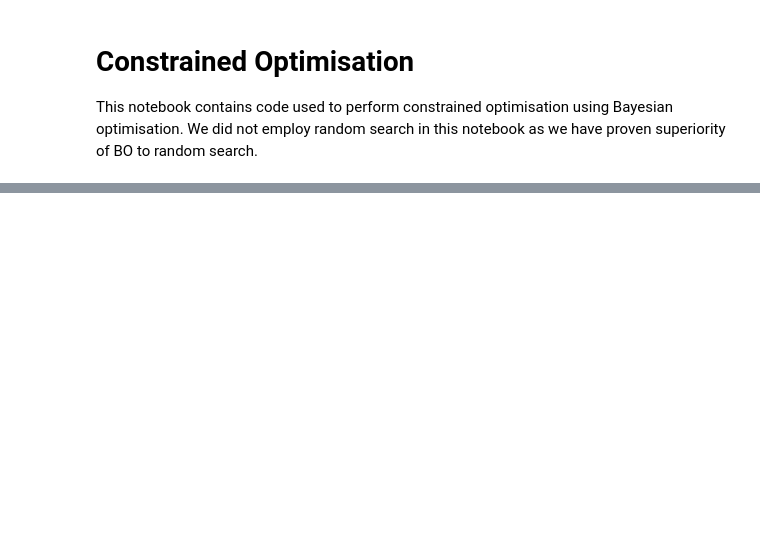
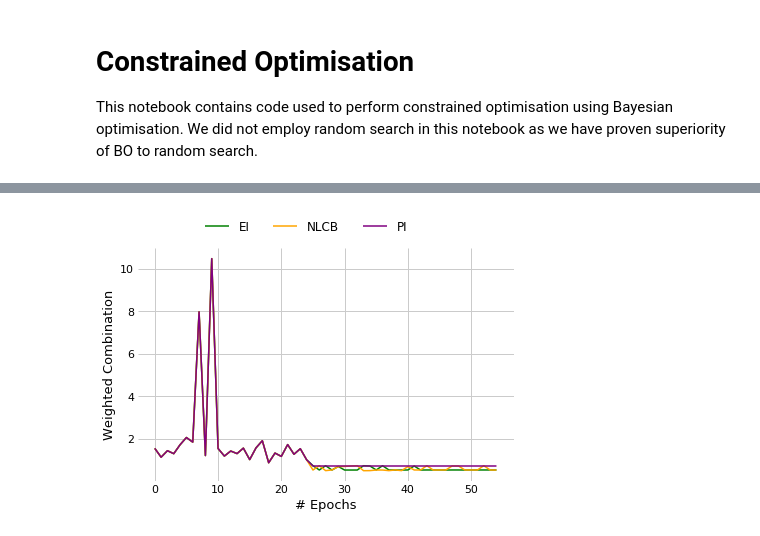
Before and after one commit to maleakhiw/gaussian-processes-tti-explorer, a Jupyter notebook: notebooks/constrained-strategy-optimisation.ipynb, the cells around one changed output, grey strips where cells are left out. Cells and saved outputs as stored; diff of their text form; code cells hidden in the pictures; blank space fills up the shorter version.

Commit message:
finish code for constrained, waiting for result

```diff
--- a/notebooks/constrained-strategy-optimisation.ipynb
+++ b/notebooks/constrained-strategy-optimisation.ipynb
@@ -46,0 +135,7 @@ nppl = 120
+# %%
+LOWER = 0
+UPPER = 25
+
+# Put constraint on the hyperparameter space
+constraints = [NonlinearInequalityConstraint(constraint_function, LOWER, UPPER)]
+space.constraints = constraints
@@ -46,0 +404,12 @@ nppl = 120
+# %%
+## Probability of Improvement Policy
+print("*"*20, "Probability of Improvement Policy" ,"*"*20)
+pi_bayesopt_loop = results_bayesopt_loop[2]
+results = pi_bayesopt_loop.get_results()
+print(f"Minimum weighted combination: {results.minimum_value}")
+print("Strategy:")
+res = {variables_to_optimise[i]: results.minimum_location[i] for i in range(len(variables_to_optimise))}
+display(res)
+
+# Display other key results
+summarise_search_result(res, list_cases, list_contacts)
@@ -46,0 +440,31 @@ nppl = 120
+# %%
+# Plot function output across epochs
+y1 = [ele[0] for ele in ei_bayesopt_loop.model.model.Y]
+y2 = [ele[0] for ele in nlcb_bayesopt_loop.model.model.Y]
+y3 = [ele[0] for ele in pi_bayesopt_loop.model.model.Y]
+x_plot = range(len(y1))
+
+fig = plt.figure(figsize=(6, 4), facecolor="white")
+ax = fig.add_subplot(111)
+ax.set_facecolor("white")
+ax.plot(x_plot, y1, "green", label="EI", linewidth=1.5)
+ax.plot(x_plot, y2, "orange", label="NLCB", linewidth=1.5)
+ax.plot(x_plot, y3, "purple", label="PI", linewidth=1.5)
+
+handles, labels = ax.get_legend_handles_labels()
+ax.legend( loc='center left',
+           bbox_to_anchor=(0.15, 1.09), ncol=3, frameon=False,
+          prop={'size': 12})
+
+ax.set_xlabel("# Epochs", fontsize=13)
+ax.set_ylabel("Weighted Combination", fontsize=13)
+ax.tick_params(axis='both', which='major', labelsize=11)
+ax.spines['right'].set_visible(False)
+ax.spines['top'].set_visible(False)
+ax.spines['left'].set_visible(False)
+ax.spines['bottom'].set_visible(False)
+
+plt.grid(True)
+plt.show()
+# %% [output]
+[figure, added]
```
Also changed, not shown: parts of 38 cells of this notebook, 6 other files.
